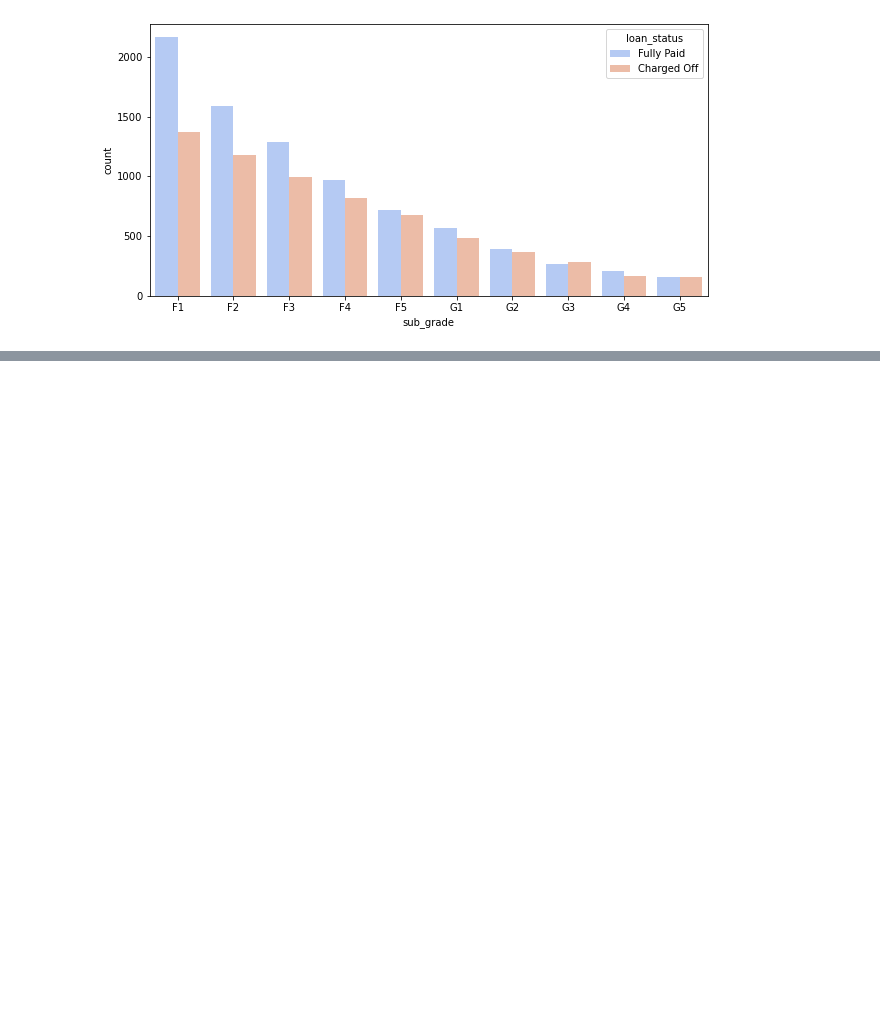
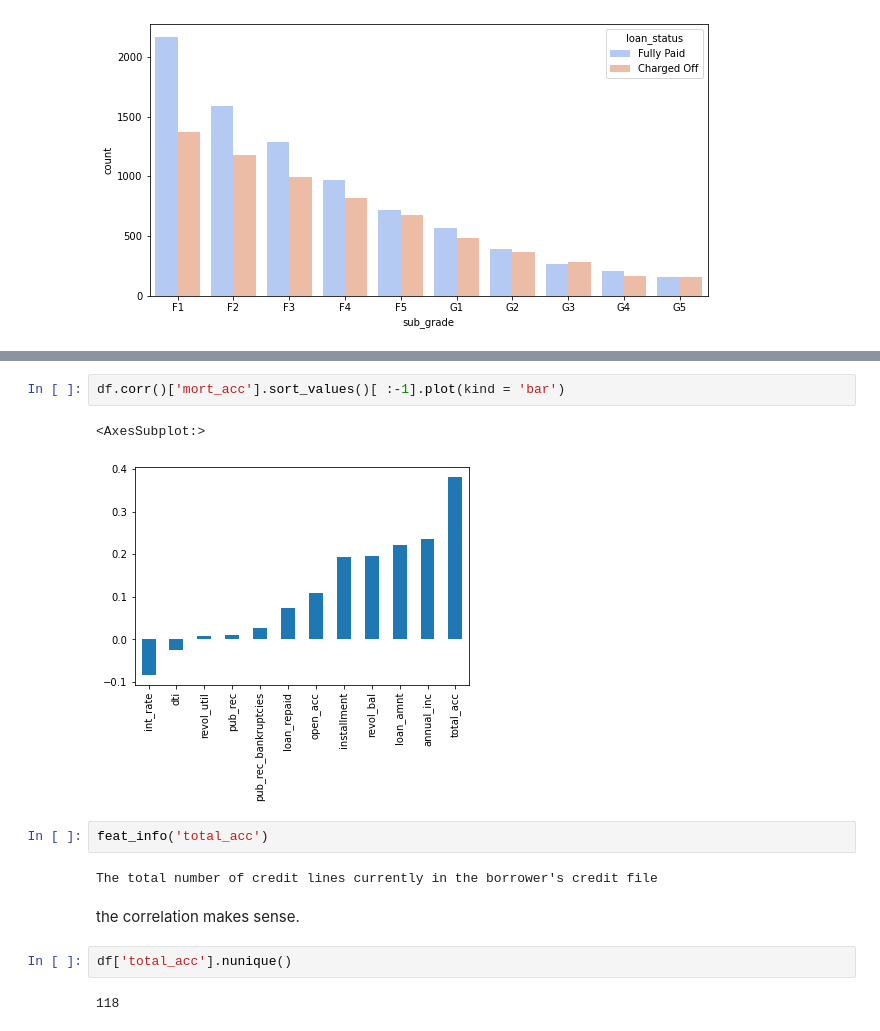
Before and after one commit to Naama000/TensorFlow-and-Keras, a Jupyter notebook: Solo Coding Keras Landing Club project.ipynb, the cells around one changed output, grey strips where cells are left out. Cells and saved outputs as stored; diff of their text form; blank space fills up the shorter version.

```diff
--- a/Solo Coding Keras Landing Club project.ipynb
+++ b/Solo Coding Keras Landing Club project.ipynb
@@ -558,0 +952,15 @@ sns.countplot(data=f_g, x='sub_grade', order= f_g_order, hue = 'loan_status',pal
+# %%
+df.corr()['mort_acc'].sort_values()[ :-1].plot(kind = 'bar')
+# %% [output]
+<AxesSubplot:>
+[figure, added]
+# %%
+feat_info('total_acc')
+# %% [output]
+The total number of credit lines currently in the borrower's credit file
+# %% [markdown]
+the correlation makes sense.
+# %%
+df['total_acc'].nunique()
+# %% [output]
+118
```
Also changed, not shown: parts of 58 cells of this notebook.
